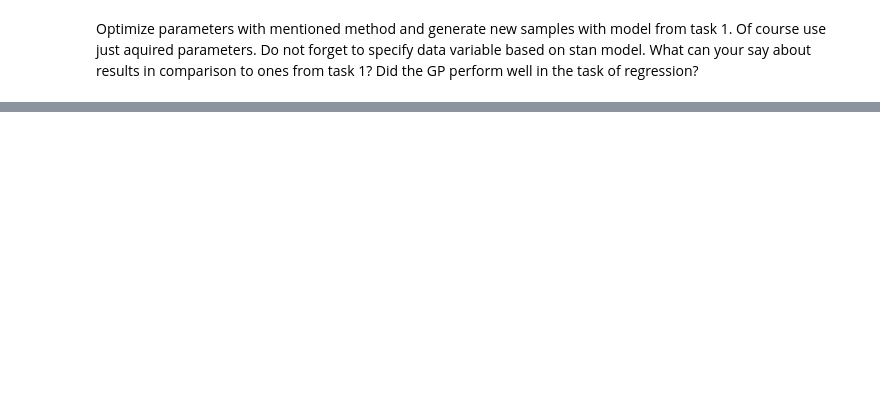
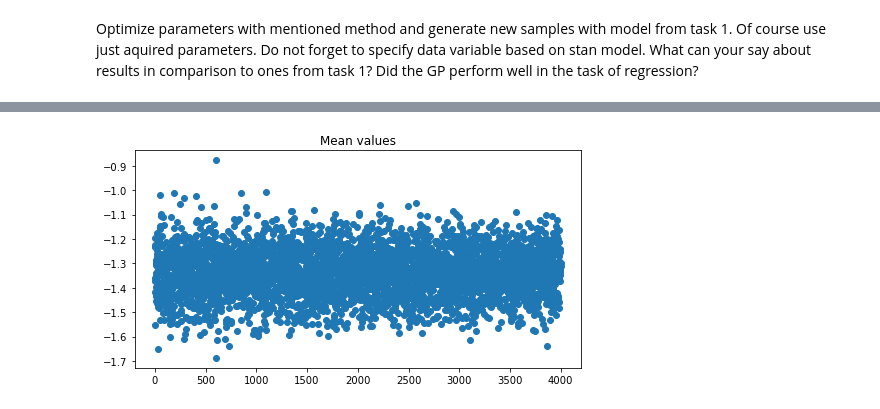
Before and after one commit to TopRamen1/DataAnalysys-LAB, a Jupyter notebook: Lab 6 - Gaussian Process/Lab6.ipynb, the cells around one changed output, grey strips where cells are left out. Drawn from its saved outputs; the diff is of its cells as text; code cells hidden in the pictures; blank space fills up the shorter version.

```diff
--- a/Lab 6 - Gaussian Process/Lab6.ipynb
+++ b/Lab 6 - Gaussian Process/Lab6.ipynb
@@ -197,0 +241,16 @@ Did the GP perform well in the task of regression?
+# %%
+mean_val= []
+std_val = []
+
+for y in result3.stan_variable("y_predict"):
+    mean_val.append(np.mean(y))
+    std_val.append(np.std(y))
+
+fig, axes = plt.subplots(1, 1, figsize=(8, 4),sharex = True)
+
+axes.scatter([*range(4000)], mean_val)
+
+plt.title("Mean values")
+plt.show()
+# %% [output]
+[figure, added]
```
Also changed, not shown: parts of 11 cells of this notebook.
